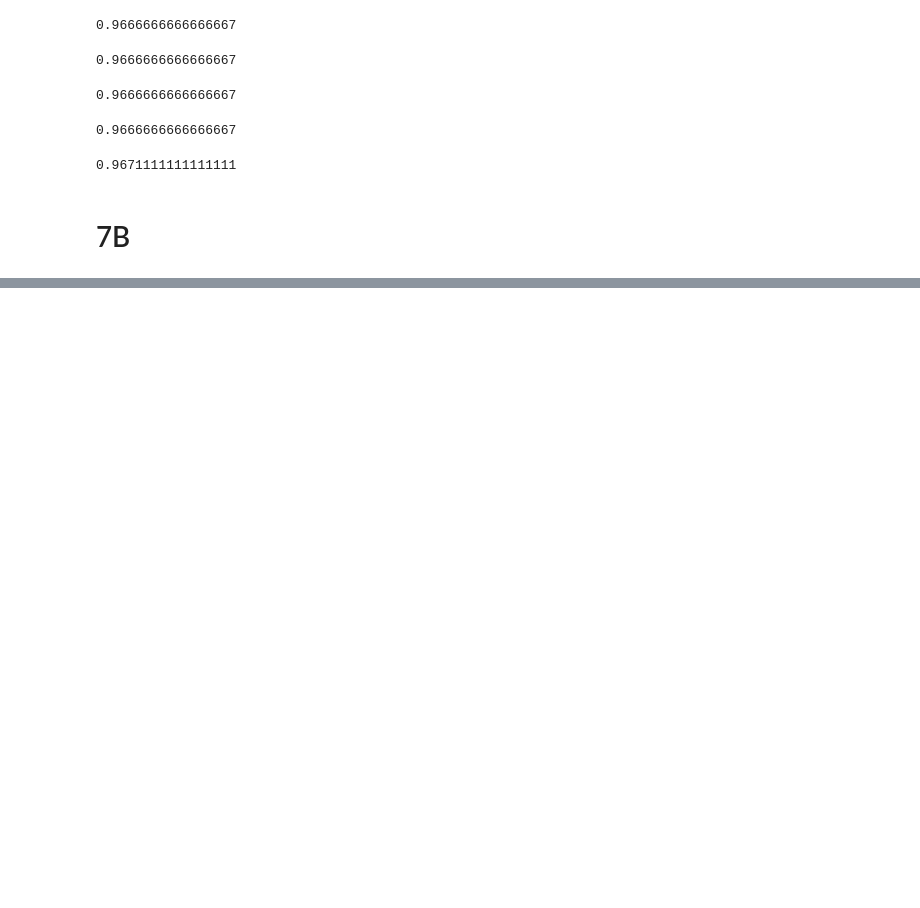
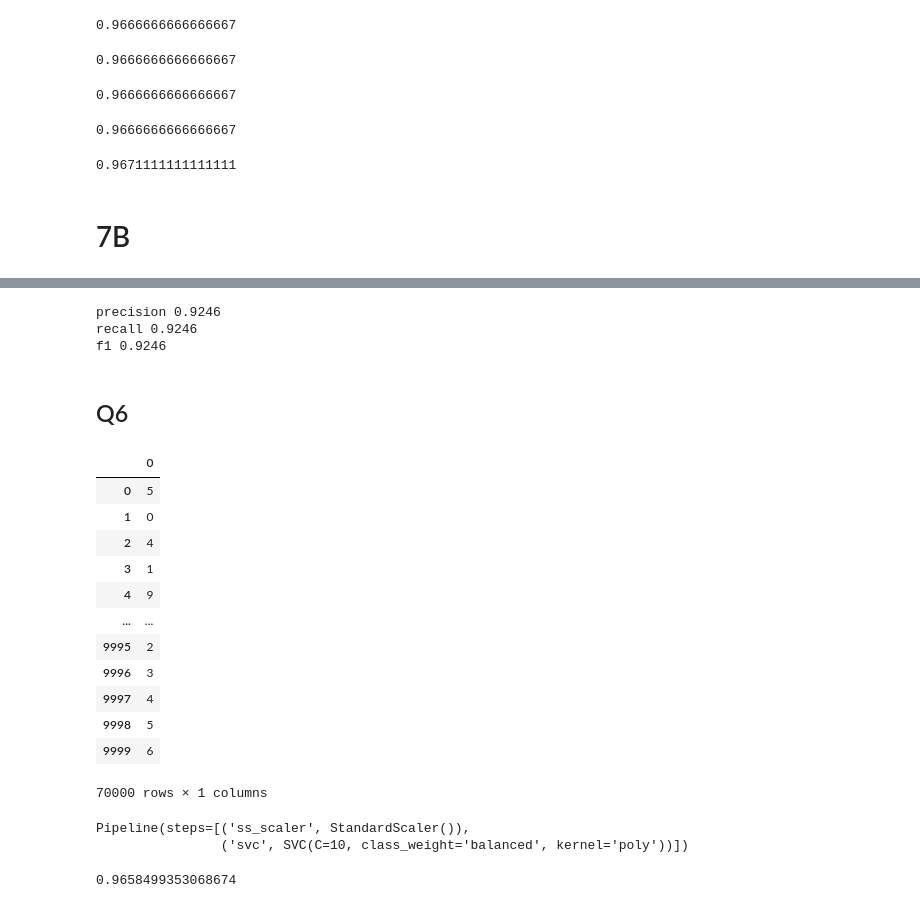
Before and after one commit to priyanshuJain-32/dataScienceExperiments, a Jupyter notebook: MLP_W7.ipynb, the cells around one changed output, grey strips where cells are left out. Cells and saved outputs as stored; diff of their text form; code cells hidden in the pictures; blank space fills up the shorter version.

```diff
--- a/MLP_W7.ipynb
+++ b/MLP_W7.ipynb
@@ -233,0 +318,2 @@ f1_score(y_test,neigh3.predict(X_test),average='weighted')
+# %%
+(X_train, y_train), (X_test, y_test) = mnist.load_data()
@@ -233,0 +346,36 @@ f1_score(y_test,neigh3.predict(X_test),average='weighted')
+# %%
+print("precision",precision_score(y_test_, y_pred_, average='micro'))
+print("recall",recall_score(y_test_, y_pred_, average='micro'))
+print("f1", f1_score(y_test_, y_pred_, average='micro'))
+# %% [output]
+precision 0.9246
+recall 0.9246
+f1 0.9246
+# %% [markdown]
+## Q6
+# %%
+(X_train, y_train), (X_test, y_test) = mnist.load_data()
+# %%
+X_train = pd.DataFrame(X_train.reshape(X_train.shape[0], 28*28))
+X_test = pd.DataFrame(X_test.reshape(X_test.shape[0], 28*28))
+y_train = pd.DataFrame(y_train)
+y_test = pd.DataFrame(y_test)
+# %%
+X = pd.concat([X_train, X_test])
+y = pd.concat([y_train, y_test])
+# %%
+X_train_, X_test_, y_train_, y_test_ = train_test_split(X, y, test_size = 0.5, random_state = 42)
+# %% [output]
+|  | 0 |
+| 0 | 5 |
+| 1 | 0 |
+| 2 | 4 |
+| 3 | 1 |
+| 4 | 9 |
+| ... | ... |
+| 9995 | 2 |
+| 9996 | 3 |
+| 9997 | 4 |
+| 9998 | 5 |
+| 9999 | 6 |
+70000 rows × 1 columns
@@ -233,0 +384,5 @@ f1_score(y_test,neigh3.predict(X_test),average='weighted')
+# %%
+pipe.fit(X_train_, y_train_)
+# %% [output]
+Pipeline(steps=[('ss_scaler', StandardScaler()),
+                ('svc', SVC(C=10, class_weight='balanced', kernel='poly'))])
@@ -233,0 +391,4 @@ f1_score(y_test,neigh3.predict(X_test),average='weighted')
+# %%
+f1_score(y_test_, y_pred_, average='weighted')
+# %% [output]
+0.9658499353068674
```
Also changed, not shown: parts of 41 cells of this notebook.
